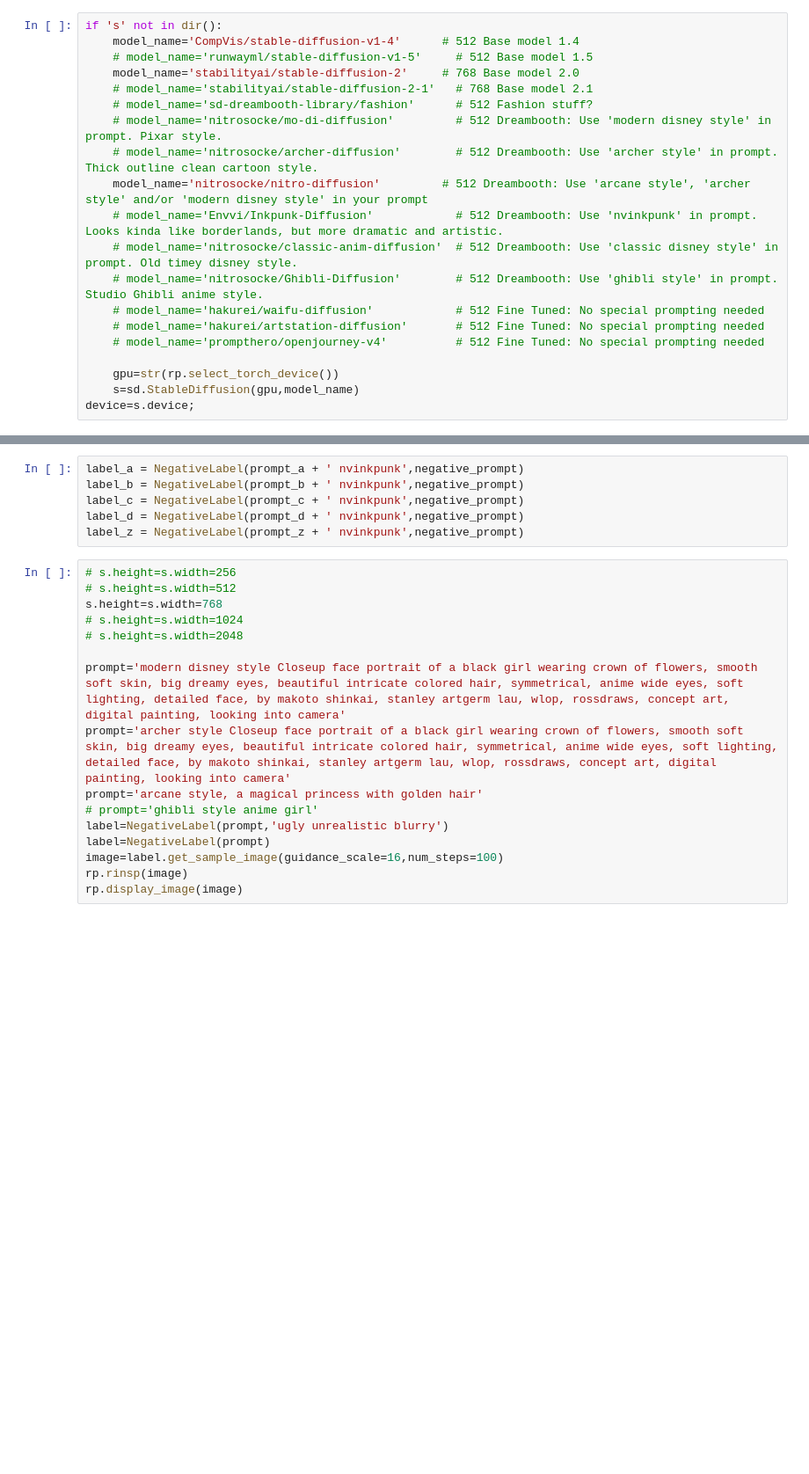
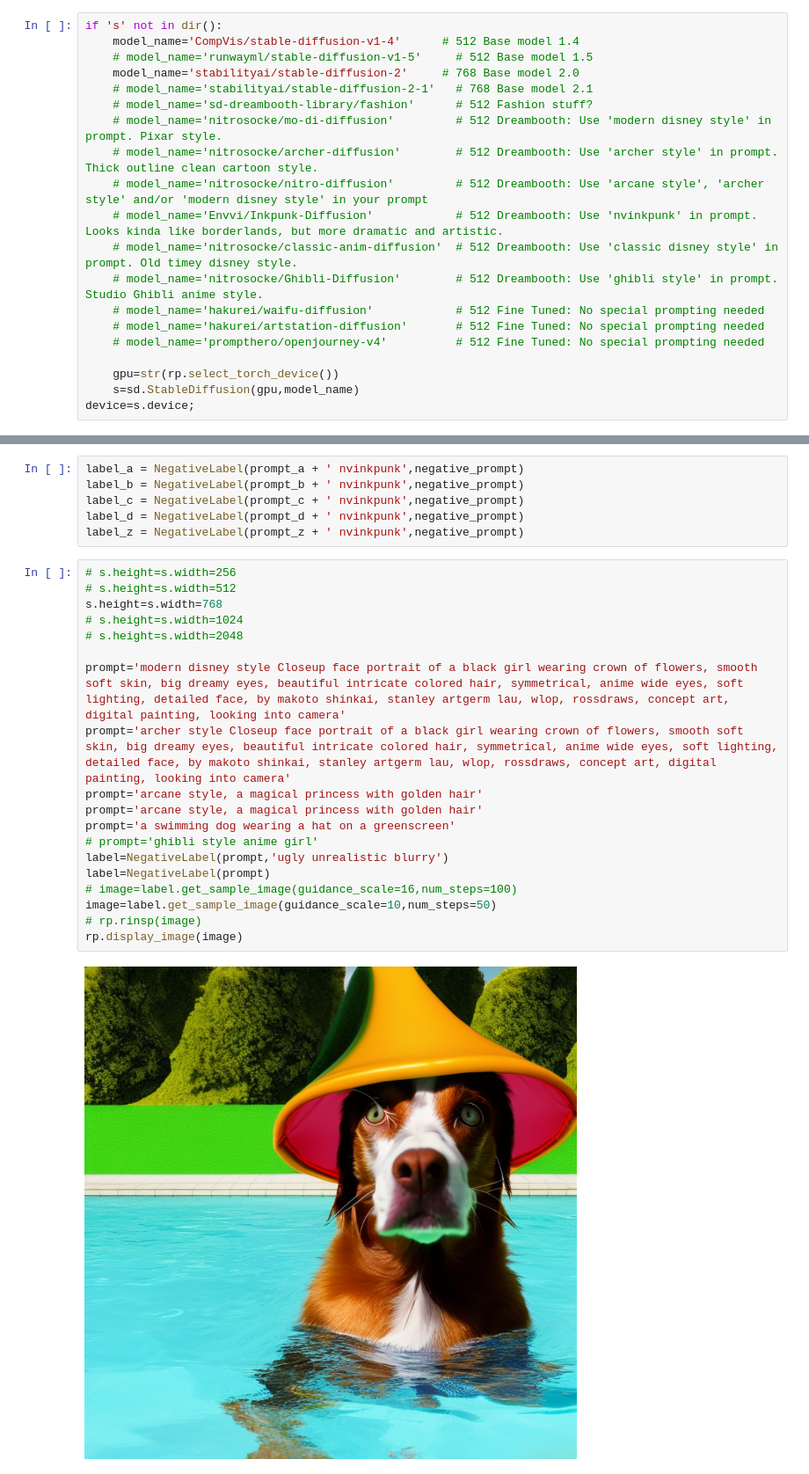
Before and after one commit to RyannDaGreat/Diffusion-Illusions, a Jupyter notebook: Sd2_tester.ipynb, the cells around one changed output, grey strips where cells are left out. Shown at 88% size. Cells and saved outputs as stored; diff of their text form; blank space fills up the shorter version.

```diff
--- a/Sd2_tester.ipynb
+++ b/Sd2_tester.ipynb
@@ -41,7 +54,7 @@ if 's' not in dir():
     # model_name='sd-dreambooth-library/fashion'      # 512 Fashion stuff?
     # model_name='nitrosocke/mo-di-diffusion'         # 512 Dreambooth: Use 'modern disney style' in prompt. Pixar style.
     # model_name='nitrosocke/archer-diffusion'        # 512 Dreambooth: Use 'archer style' in prompt. Thick outline clean cartoon style.
-    model_name='nitrosocke/nitro-diffusion'         # 512 Dreambooth: Use 'arcane style', 'archer style' and/or 'modern disney style' in your prompt
+    # model_name='nitrosocke/nitro-diffusion'         # 512 Dreambooth: Use 'arcane style', 'archer style' and/or 'modern disney style' in your prompt
     # model_name='Envvi/Inkpunk-Diffusion'            # 512 Dreambooth: Use 'nvinkpunk' in prompt. Looks kinda like borderlands, but more dramatic and artistic.
     # model_name='nitrosocke/classic-anim-diffusion'  # 512 Dreambooth: Use 'classic disney style' in prompt. Old timey disney style.
     # model_name='nitrosocke/Ghibli-Diffusion'        # 512 Dreambooth: Use 'ghibli style' in prompt. Studio Ghibli anime style.
@@ -61,18 +86,23 @@ label_z = NegativeLabel(prompt_z + ' nvinkpunk',negative_prompt)
 # %%
 # s.height=s.width=256
 # s.height=s.width=512
 s.height=s.width=768
 # s.height=s.width=1024
 # s.height=s.width=2048
 
 prompt='modern disney style Closeup face portrait of a black girl wearing crown of flowers, smooth soft skin, big dreamy eyes, beautiful intricate colored hair, symmetrical, anime wide eyes, soft lighting, detailed face, by makoto shinkai, stanley artgerm lau, wlop, rossdraws, concept art, digital painting, looking into camera'
 prompt='archer style Closeup face portrait of a black girl wearing crown of flowers, smooth soft skin, big dreamy eyes, beautiful intricate colored hair, symmetrical, anime wide eyes, soft lighting, detailed face, by makoto shinkai, stanley artgerm lau, wlop, rossdraws, concept art, digital painting, looking into camera'
 prompt='arcane style, a magical princess with golden hair'
+prompt='arcane style, a magical princess with golden hair'
+prompt='a swimming dog wearing a hat on a greenscreen'
 # prompt='ghibli style anime girl'
 label=NegativeLabel(prompt,'ugly unrealistic blurry')
 label=NegativeLabel(prompt)
-image=label.get_sample_image(guidance_scale=16,num_steps=100)
-rp.rinsp(image)
+# image=label.get_sample_image(guidance_scale=16,num_steps=100)
+image=label.get_sample_image(guidance_scale=10,num_steps=50)
+# rp.rinsp(image)
 rp.display_image(image)
+# %% [output]
+[figure, added]
 # %%
 s.pipe.unet.config
```
Also changed, not shown: parts of 4 cells of this notebook, 7 other files.
